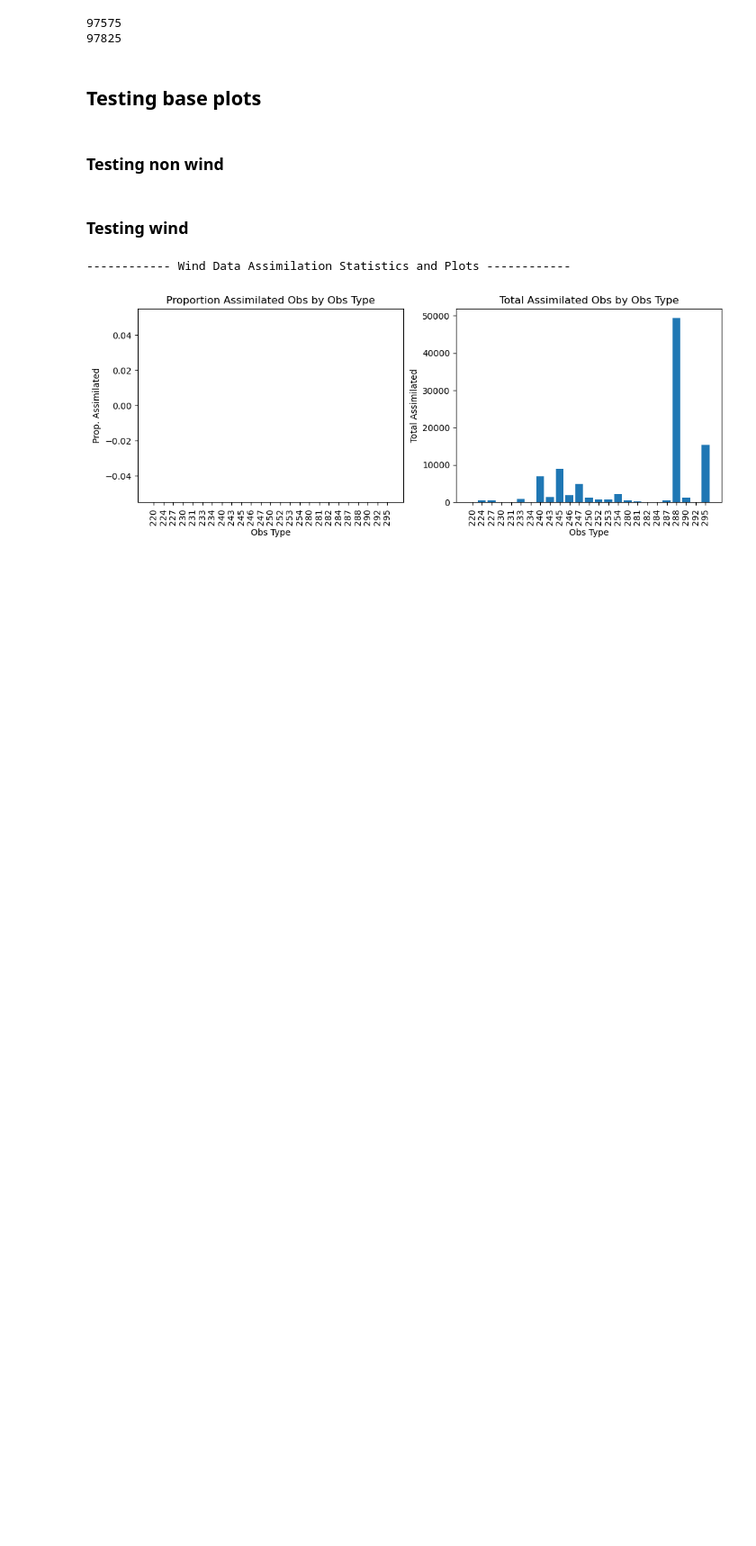
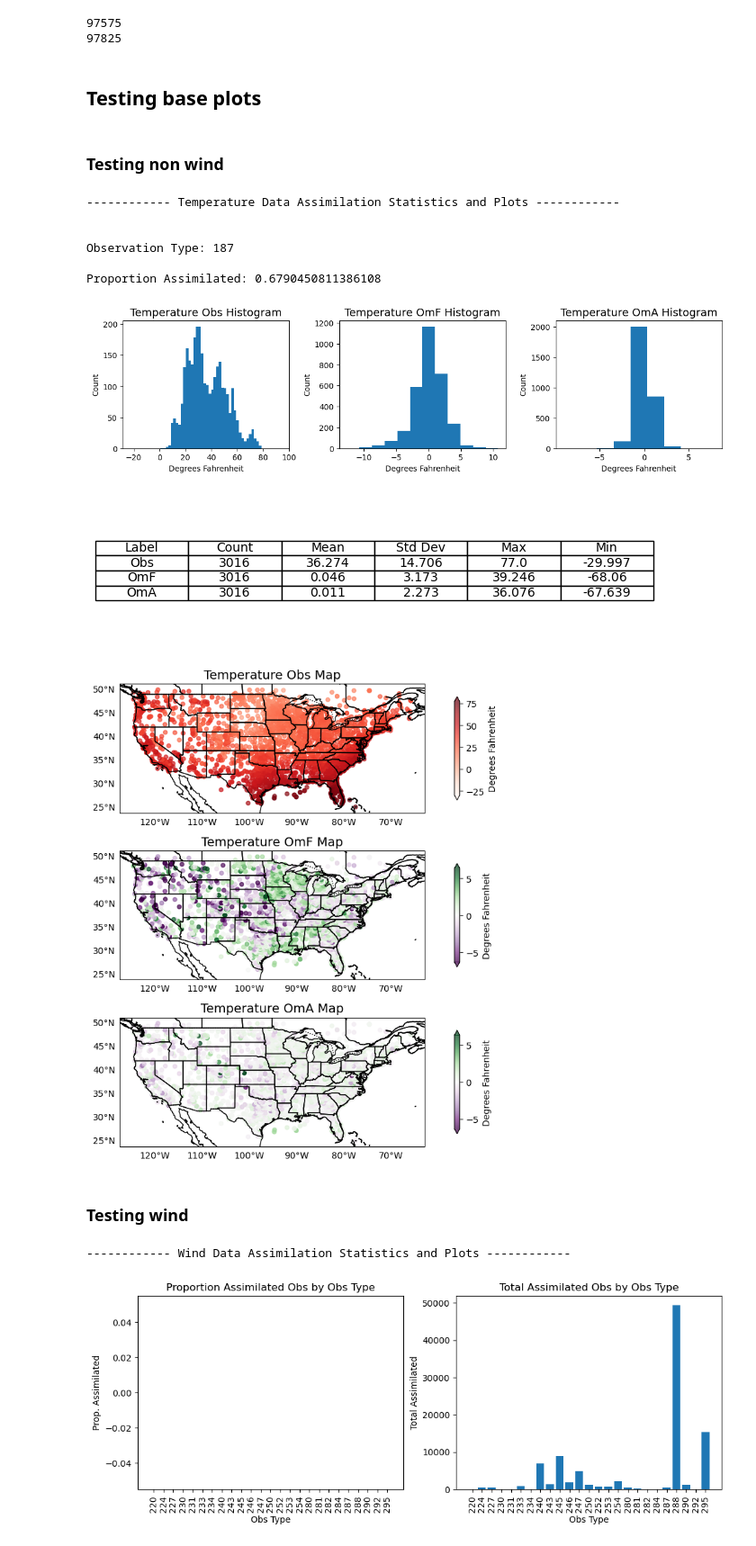
Before and after one commit to NOAA-GSL/pyDAmonitor, a Jupyter notebook: code/plot_interactive.ipynb, the cells around one changed output. Shown at 90% size. Cells and saved outputs as stored; diff of their text form; code cells hidden in the pictures; blank space fills up the shorter version.

```diff
--- a/code/plot_interactive.ipynb
+++ b/code/plot_interactive.ipynb
@@ -60,9 +60,8 @@ co_lons = (251, 258) #to convert from deg west to deg east (360 - deg west)
 # co_lons_z = (255, 258)
 # %%
 # temp examples
-# fil_t_dfs = filter_df([df_t_anl, df_t_ges], obs_types= [187], hem='CONUS')
-fil_t_dfs = filter_df([df_t_anl, df_t_ges], lat_range=co_lats,
-                       lon_range=co_lons)
+fil_t_dfs = filter_df([df_t_anl, df_t_ges], obs_types= [187], hem='CONUS')
+# fil_t_dfs = filter_df([df_t_anl, df_t_ges], lat_range=co_lats,lon_range=co_lons)
 
 df_t_anl_fil = fil_t_dfs[0]
 df_t_ges_fil = fil_t_dfs[1]
@@ -93,5 +92,15 @@ print(len(df_uv_ges_fil))
 # %%
-# make_base_plots([df_t_anl_fil, df_t_ges_fil], diag_t_ges.metadata)
+make_base_plots([df_t_ges_fil, df_t_anl_fil], diag_t_ges.metadata)
+# %% [output]
+------------ Temperature Data Assimilation Statistics and Plots ------------
+
+
+Observation Type: 187
+
+Proportion Assimilated: 0.6790450811386108
+[figure, added]
+[figure, added]
+[figure, added]
 # %%
 # map_img = plt.imread('t_2024031812_plots/Temperature_obs_map.png')
 # plt.figure(figsize = (20,15))
```
Also changed, not shown: parts of 4 cells of this notebook, 3 other files.
